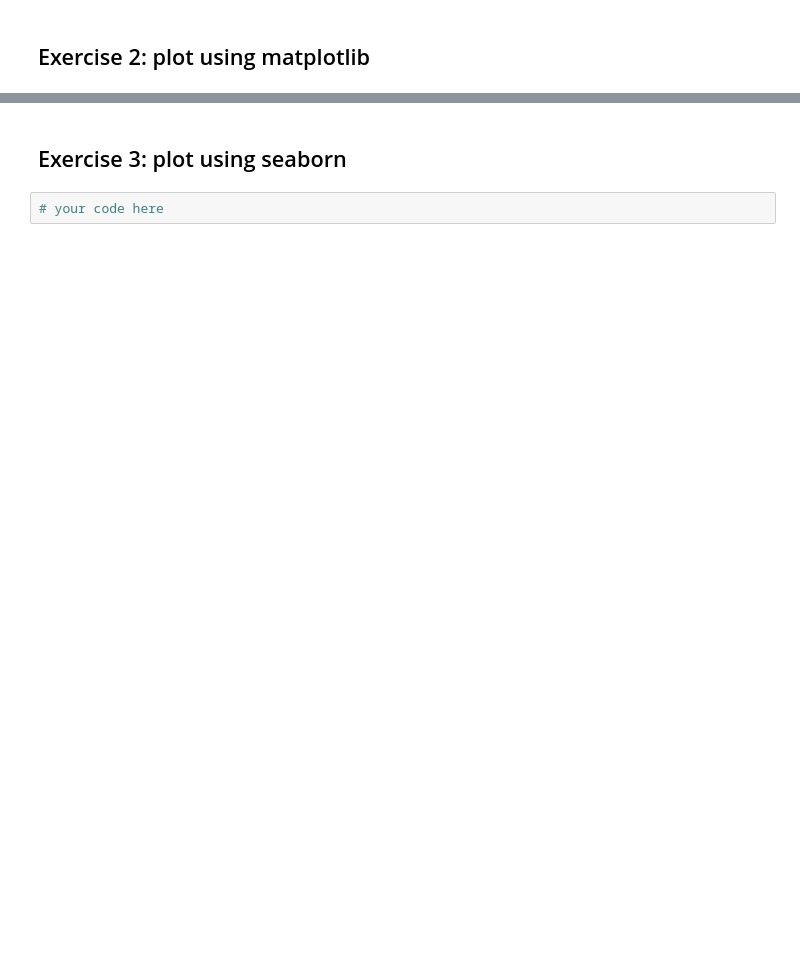
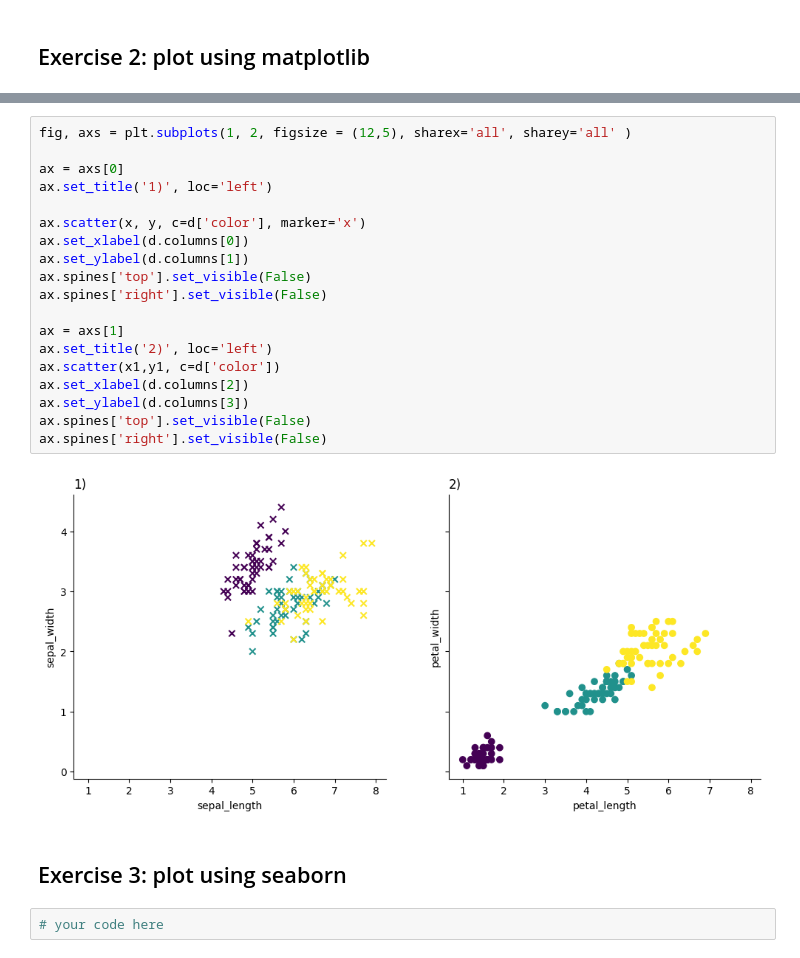
Before and after one commit to Datahel/KAWai_data_visualization, a Jupyter notebook: notebook.ipynb, the cells around one changed output, grey strips where cells are left out. Saved outputs shown, nothing was run; the diff lists cells and outputs as text; blank space fills up the shorter version.

```diff
--- a/notebook.ipynb
+++ b/notebook.ipynb
@@ -41,3 +66,24 @@ ss
+# %%
+fig, axs = plt.subplots(1, 2, figsize = (12,5), sharex='all', sharey='all' )
+
+ax = axs[0]
+ax.set_title('1)', loc='left')
+
+ax.scatter(x, y, c=d['color'], marker='x')
+ax.set_xlabel(d.columns[0])
+ax.set_ylabel(d.columns[1])
+ax.spines['top'].set_visible(False)
+ax.spines['right'].set_visible(False)
+
+ax = axs[1]
+ax.set_title('2)', loc='left')
+ax.scatter(x1,y1, c=d['color'])
+ax.set_xlabel(d.columns[2])
+ax.set_ylabel(d.columns[3])
+ax.spines['top'].set_visible(False)
+ax.spines['right'].set_visible(False)
+# %% [output]
+[figure, added]
 # %% [markdown]
 ## Exercise 3: plot using seaborn
 # %%
```
Also changed, not shown: parts of 5 cells of this notebook.
